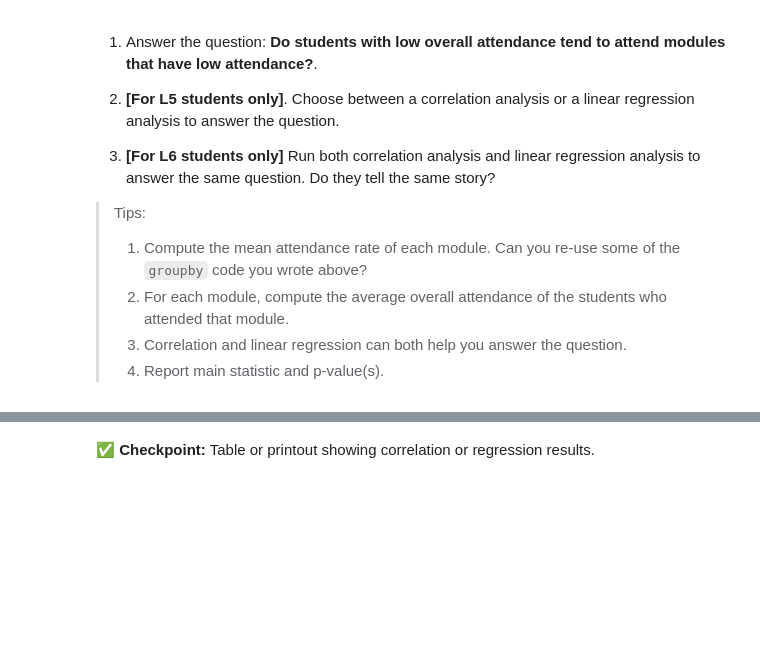
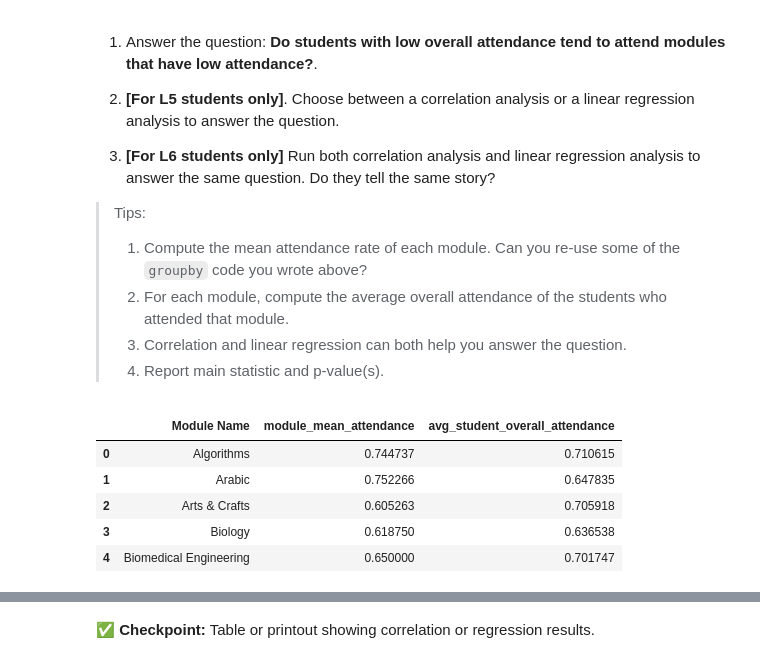
Before and after one commit to liamthobrien/attendance-analysis, a Jupyter notebook: summative1-1.ipynb, the cells around one changed output, grey strips where cells are left out. Cells and saved outputs as stored; diff of their text form; code cells hidden in the pictures; blank space fills up the shorter version.

```diff
--- a/summative1-1.ipynb
+++ b/summative1-1.ipynb
@@ -326,4 +344,17 @@ attendance_clean.to_csv('cleaned_attendance_data.csv', index=False)
 > 4. Report main statistic and p-value(s).
 # %%
 # your code here
-...
+import scipy.stats as stats
+module_comparison_df = attendance_clean.groupby('Module Name').agg(
+    module_mean_attendance=('Attended', 'mean'),
+    avg_student_overall_attendance=('Student Overall Attendance', 'mean')
+).reset_index()
+# %%
+module_comparison_df.head()
+# %% [output]
+|  | Module Name | module_mean_attendance | avg_student_overall_attendance |
+| 0 | Algorithms | 0.744737 | 0.710615 |
+| 1 | Arabic | 0.752266 | 0.647835 |
+| 2 | Arts & Crafts | 0.605263 | 0.705918 |
+| 3 | Biology | 0.618750 | 0.636538 |
+| 4 | Biomedical Engineering | 0.650000 | 0.701747 |
```
Also changed, not shown: parts of 4 cells of this notebook.
